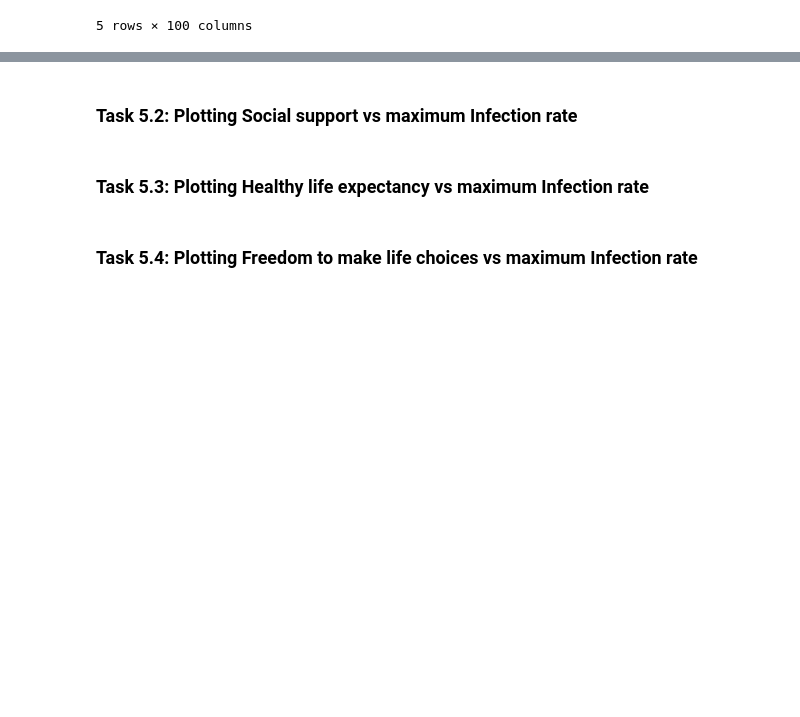
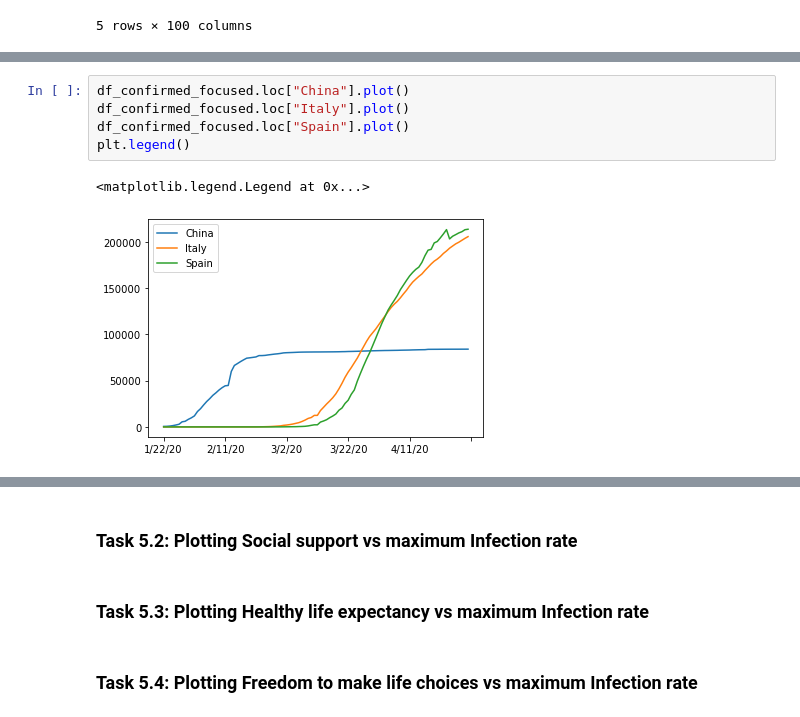
Before and after one commit to nhjoy/Covid-19-Data-Analysis, a Jupyter notebook: covid19 data analysis notebook.ipynb, the cells around one changed output, grey strips where cells are left out. Saved outputs shown, nothing was run; the diff lists cells and outputs as text; blank space fills up the shorter version.

```diff
--- a/covid19 data analysis notebook.ipynb
+++ b/covid19 data analysis notebook.ipynb
@@ -108,0 +75,8 @@ our Analysis is not finished unless we visualize the results in terms figures an
+# %%
+df_confirmed_focused.loc["China"].plot()
+df_confirmed_focused.loc["Italy"].plot()
+df_confirmed_focused.loc["Spain"].plot()
+plt.legend()
+# %% [output]
+<matplotlib.legend.Legend at 0x...>
+[figure, added]
```
Also changed, not shown: parts of 31 cells of this notebook.
